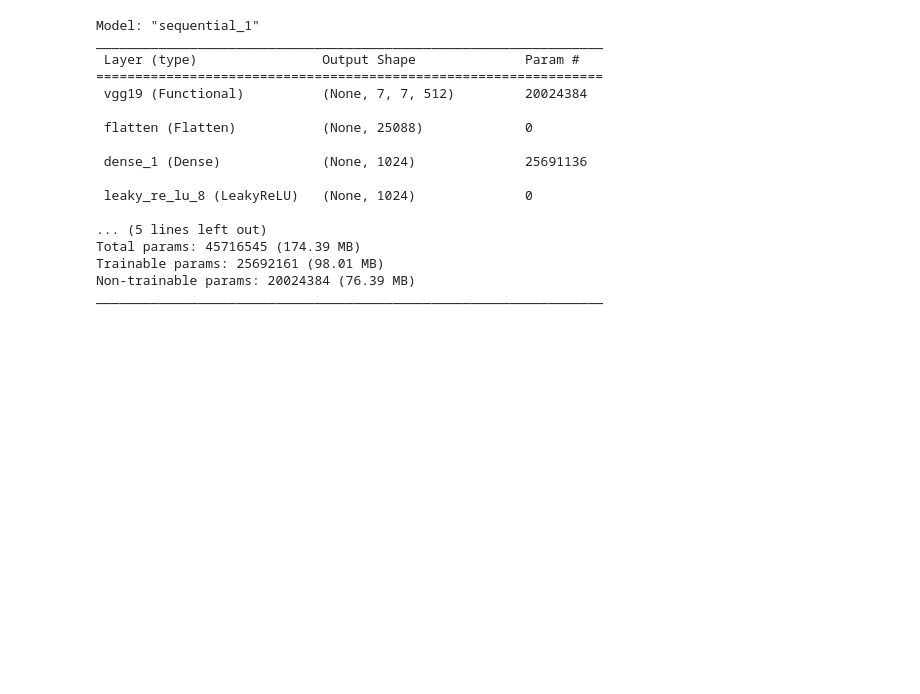
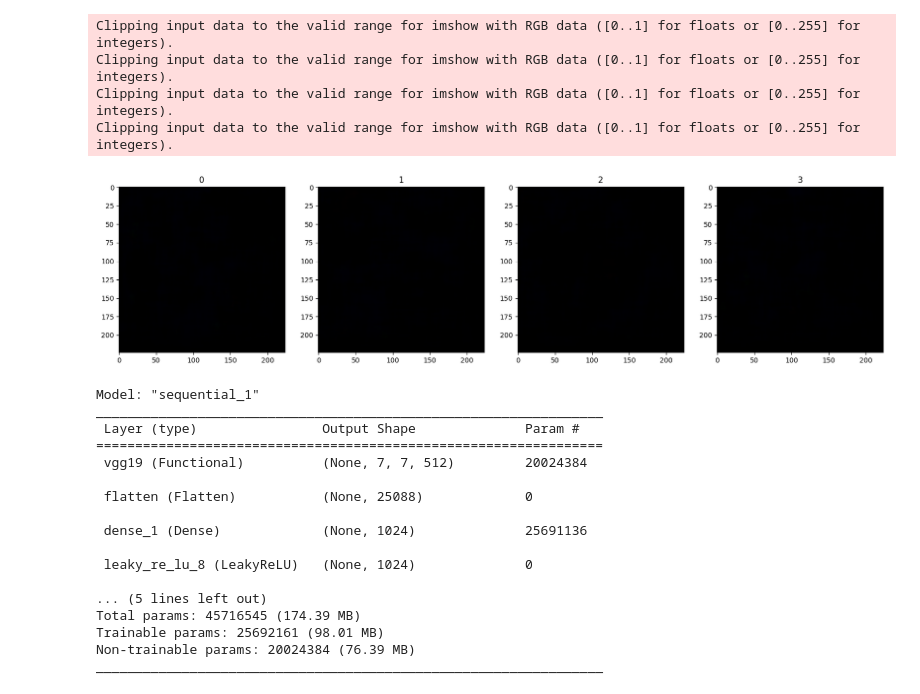
Before and after one commit to AnanthaPadmanaban-KrishnaKumar/GANs-TransferLearining, a Jupyter notebook: GANs-Architecture.ipynb, the cells around one changed output. Cells and saved outputs as stored; diff of their text form; code cells hidden in the pictures; blank space fills up the shorter version.

```diff
--- a/GANs-Architecture.ipynb
+++ b/GANs-Architecture.ipynb
@@ -20,7 +111,7 @@ vgg.trainable = False
 def build_generator():
     model = Sequential()
     # Beginnings of a generated image
-    model.add(Dense(7*7*1024, input_dim=100))
+    model.add(Dense(7*7*1024, input_dim=128))
     model.add(LeakyReLU(0.2))
     model.add(Reshape((7, 7,1024)))
 
@@ -86,7 +177,7 @@ def build_generator():
     # model.add(LeakyReLU(0.2))
 
     # Conv layer to get to one channel
-    model.add(Conv2D(1, 3, padding='same', activation='sigmoid'))
+    model.add(Conv2D(3, kernel_size=3, padding='same', activation='tanh'))
 
     return model
 # %%
@@ -113,0 +209,12 @@ _________________________________________________________________
+# %%
+# Generate new fashion
+img = generator.predict(np.random.randn(4,128,1))
+# Setup the subplot formatting
+fig, ax = plt.subplots(ncols=4, figsize=(20,20))
+# Loop four times and get images
+for idx, img in enumerate(img):
+    # Plot the image using a specific subplot
+    ax[idx].imshow(np.squeeze(img))
+    # Appending the image label as the plot title
+    ax[idx].title.set_text(idx)
+# %% [output]
@@ -114,3 +222,8 @@ _________________________________________________________________
+Clipping input data to the valid range for imshow with RGB data ([0..1] for floats or [0..255] for integers).
+Clipping input data to the valid range for imshow with RGB data ([0..1] for floats or [0..255] for integers).
+Clipping input data to the valid range for imshow with RGB data ([0..1] for floats or [0..255] for integers).
+Clipping input data to the valid range for imshow with RGB data ([0..1] for floats or [0..255] for integers).
+[figure, added]
 # %%
 def build_discriminator():
     model = tf.keras.Sequential([
```
Also changed, not shown: parts of 12 cells of this notebook.
